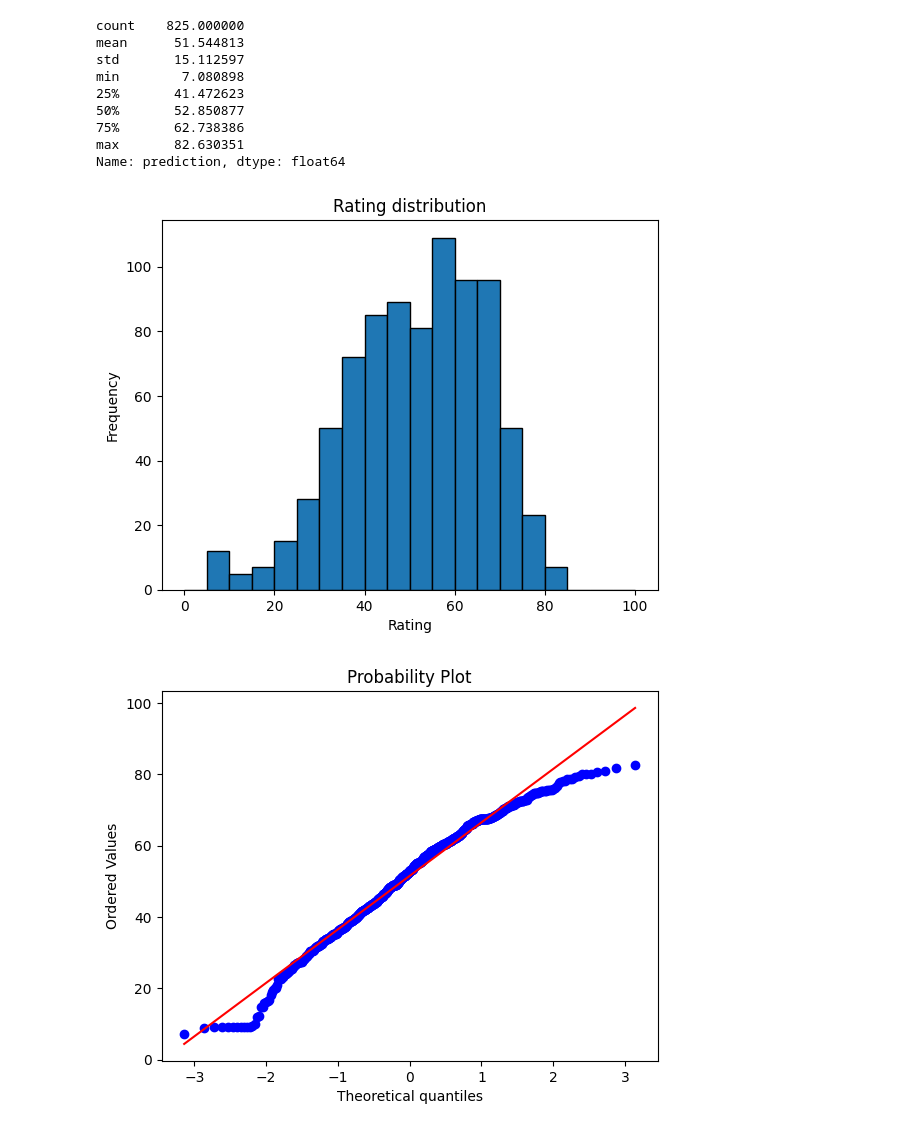
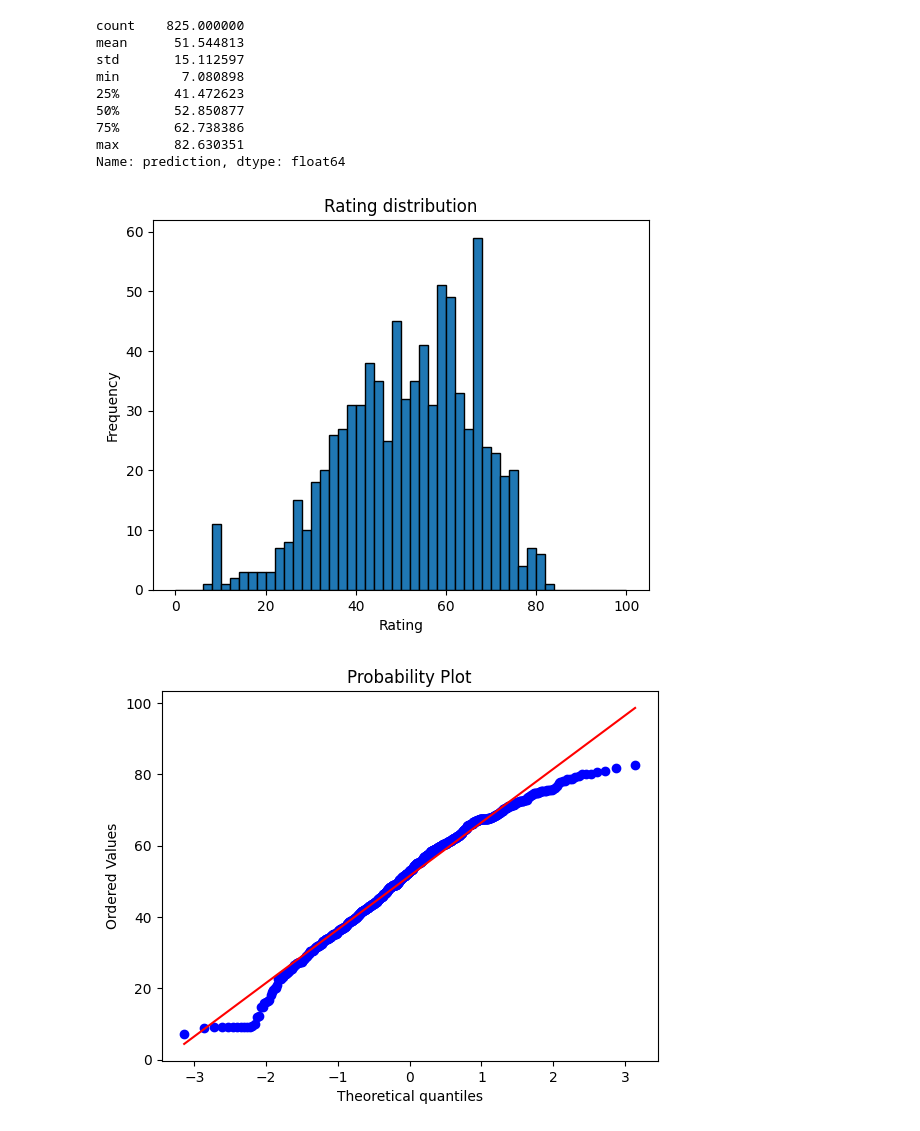
Before and after one commit to Vikaheimo/oit-dataset, a Jupyter notebook: src/data-analysis.ipynb, the cells around one changed output. Cells and saved outputs as stored; diff of their text form; code cells hidden in the pictures.

Commit message:
fix: running predictions

```diff
--- a/src/data-analysis.ipynb
+++ b/src/data-analysis.ipynb
@@ -385,14 +385,14 @@ min        7.080898
 max       82.630351
 Name: prediction, dtype: float64
 # %%
-testing_df["prediction"].plot(kind="hist", bins=20, range=(0, 100), edgecolor="black")
+testing_df["prediction"].plot(kind="hist", bins=50, range=(0, 100), edgecolor="black")
 
 plt.xlabel("Rating")
 plt.ylabel("Frequency")
 plt.title("Rating distribution")
 plt.show()
 # %% [output]
-[figure, old version]
+[figure, new version]
 # %%
 import scipy.stats as stats
 
```
Also changed, not shown: 2 other files.
